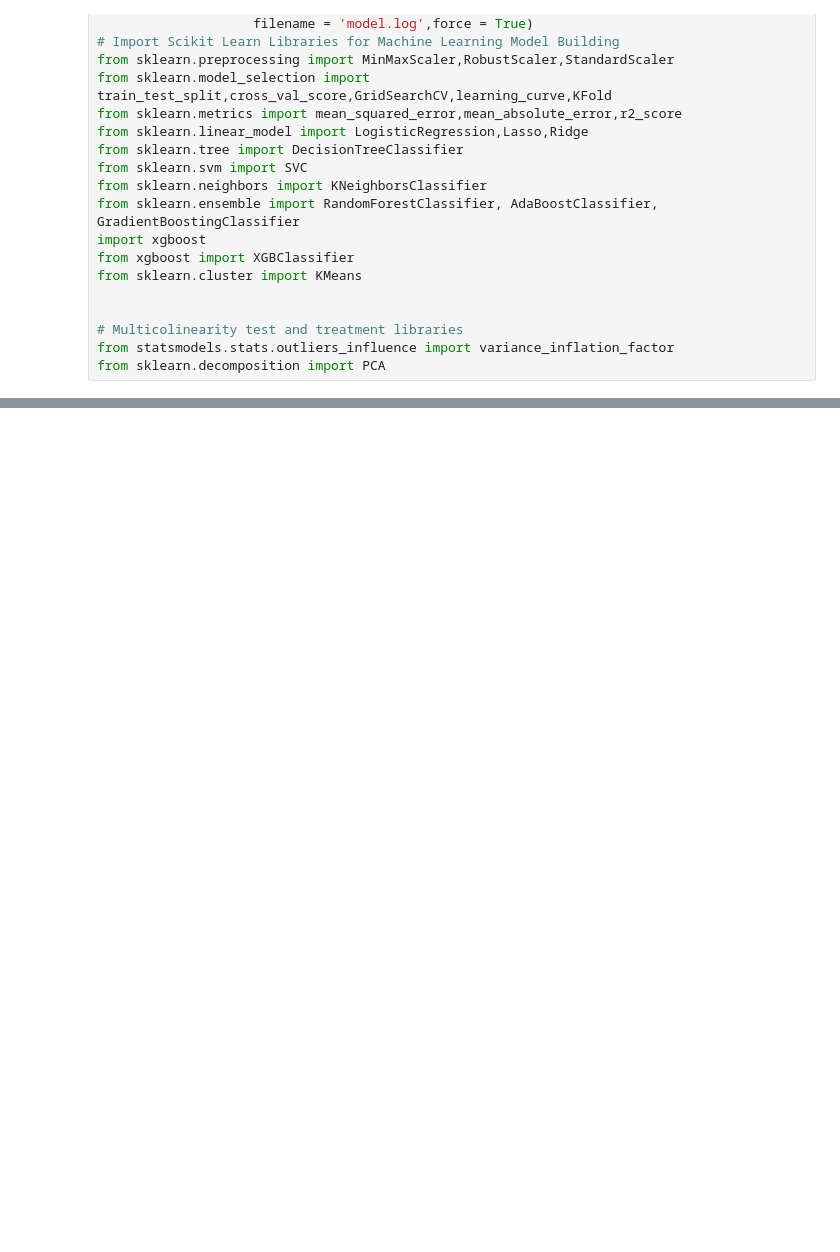
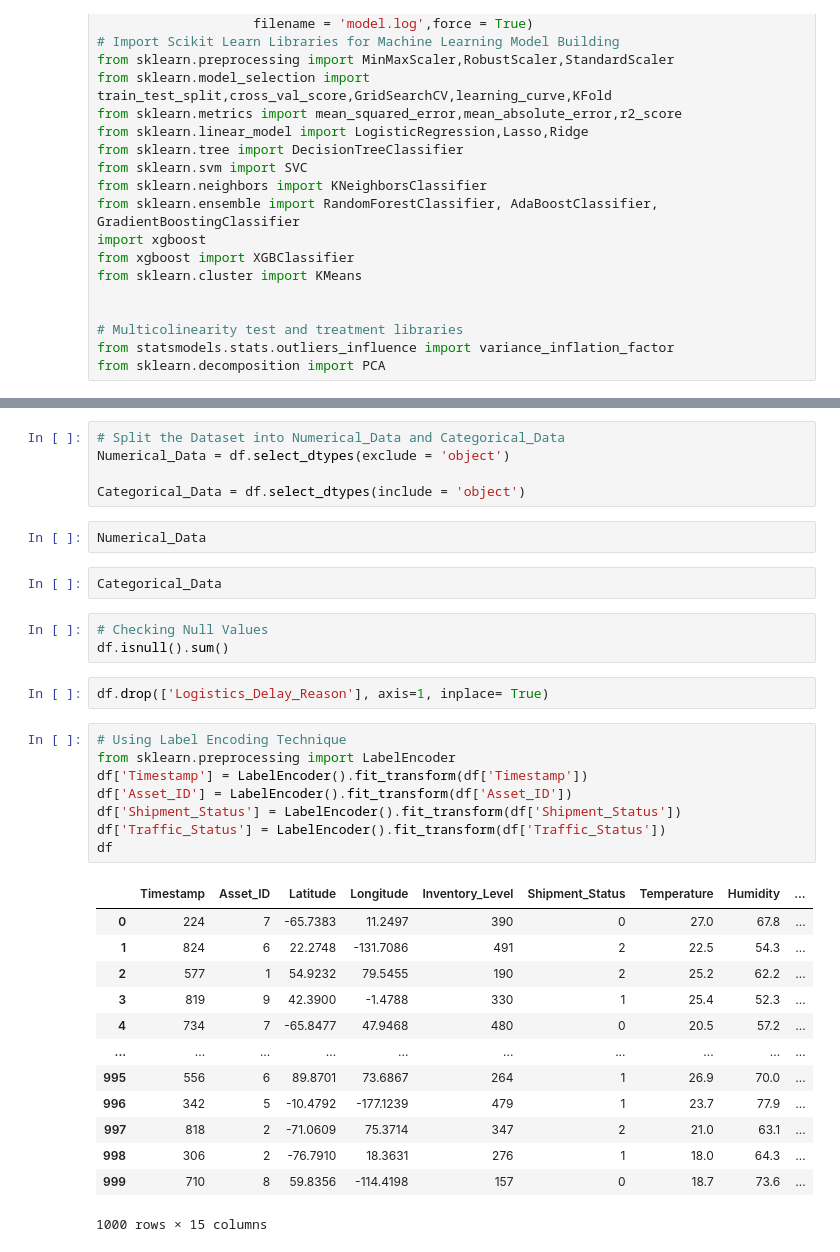
Before and after one commit to mukeshmagar543/Smart-Logistics-Supply-Chain-Dataset, a Jupyter notebook: Model.ipynb, the cells around one changed output, grey strips where cells are left out. Drawn from its saved outputs; the diff is of its cells as text; blank space fills up the shorter version.

```diff
--- a/Model.ipynb
+++ b/Model.ipynb
@@ -41,0 +120,36 @@ df.sample(frac = 1)  # Shuffle Dataset
+# %%
+# Split the Dataset into Numerical_Data and Categorical_Data
+Numerical_Data = df.select_dtypes(exclude = 'object')
+
+Categorical_Data = df.select_dtypes(include = 'object')
+# %%
+Numerical_Data
+# %%
+Categorical_Data
+# %%
+# Checking Null Values
+df.isnull().sum()
+# %%
+df.drop(['Logistics_Delay_Reason'], axis=1, inplace= True)
+# %%
+# Using Label Encoding Technique
+from sklearn.preprocessing import LabelEncoder
+df['Timestamp'] = LabelEncoder().fit_transform(df['Timestamp'])
+df['Asset_ID'] = LabelEncoder().fit_transform(df['Asset_ID'])
+df['Shipment_Status'] = LabelEncoder().fit_transform(df['Shipment_Status'])
+df['Traffic_Status'] = LabelEncoder().fit_transform(df['Traffic_Status'])
+df
+# %% [output]
+|  | Timestamp | Asset_ID | Latitude | Longitude | Inventory_Level | Shipment_Status | Temperature | Humidity | ... |
+| 0 | 224 | 7 | -65.7383 | 11.2497 | 390 | 0 | 27.0 | 67.8 | ... |
+| 1 | 824 | 6 | 22.2748 | -131.7086 | 491 | 2 | 22.5 | 54.3 | ... |
+| 2 | 577 | 1 | 54.9232 | 79.5455 | 190 | 2 | 25.2 | 62.2 | ... |
+| 3 | 819 | 9 | 42.3900 | -1.4788 | 330 | 1 | 25.4 | 52.3 | ... |
+| 4 | 734 | 7 | -65.8477 | 47.9468 | 480 | 0 | 20.5 | 57.2 | ... |
+| ... | ... | ... | ... | ... | ... | ... | ... | ... | ... |
+| 995 | 556 | 6 | 89.8701 | 73.6867 | 264 | 1 | 26.9 | 70.0 | ... |
+| 996 | 342 | 5 | -10.4792 | -177.1239 | 479 | 1 | 23.7 | 77.9 | ... |
+| 997 | 818 | 2 | -71.0609 | 75.3714 | 347 | 2 | 21.0 | 63.1 | ... |
+| 998 | 306 | 2 | -76.7910 | 18.3631 | 276 | 1 | 18.0 | 64.3 | ... |
+| 999 | 710 | 8 | 59.8356 | -114.4198 | 157 | 0 | 18.7 | 73.6 | ... |
+1000 rows × 15 columns
```
Also changed, not shown: parts of 10 cells of this notebook.
